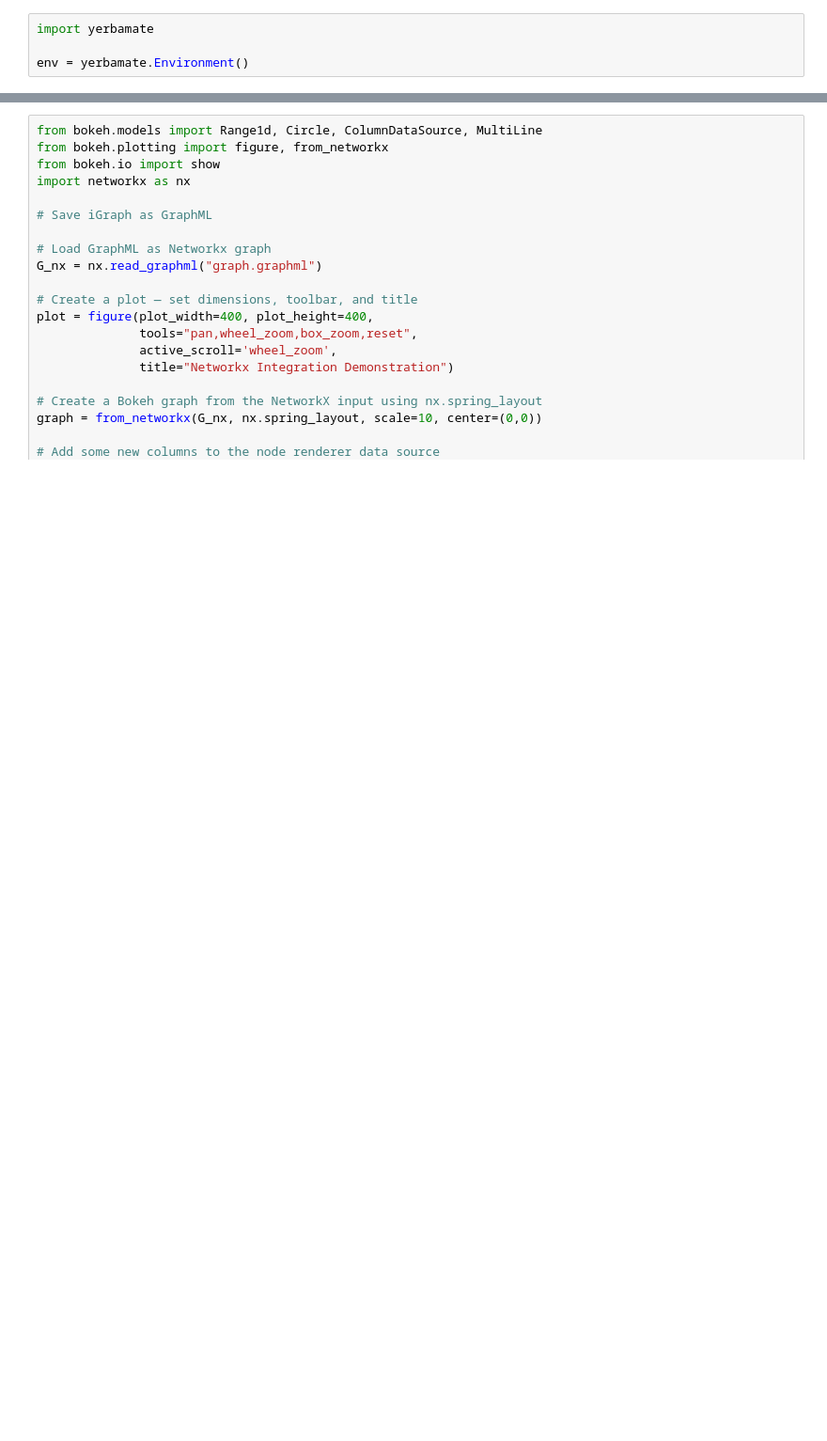
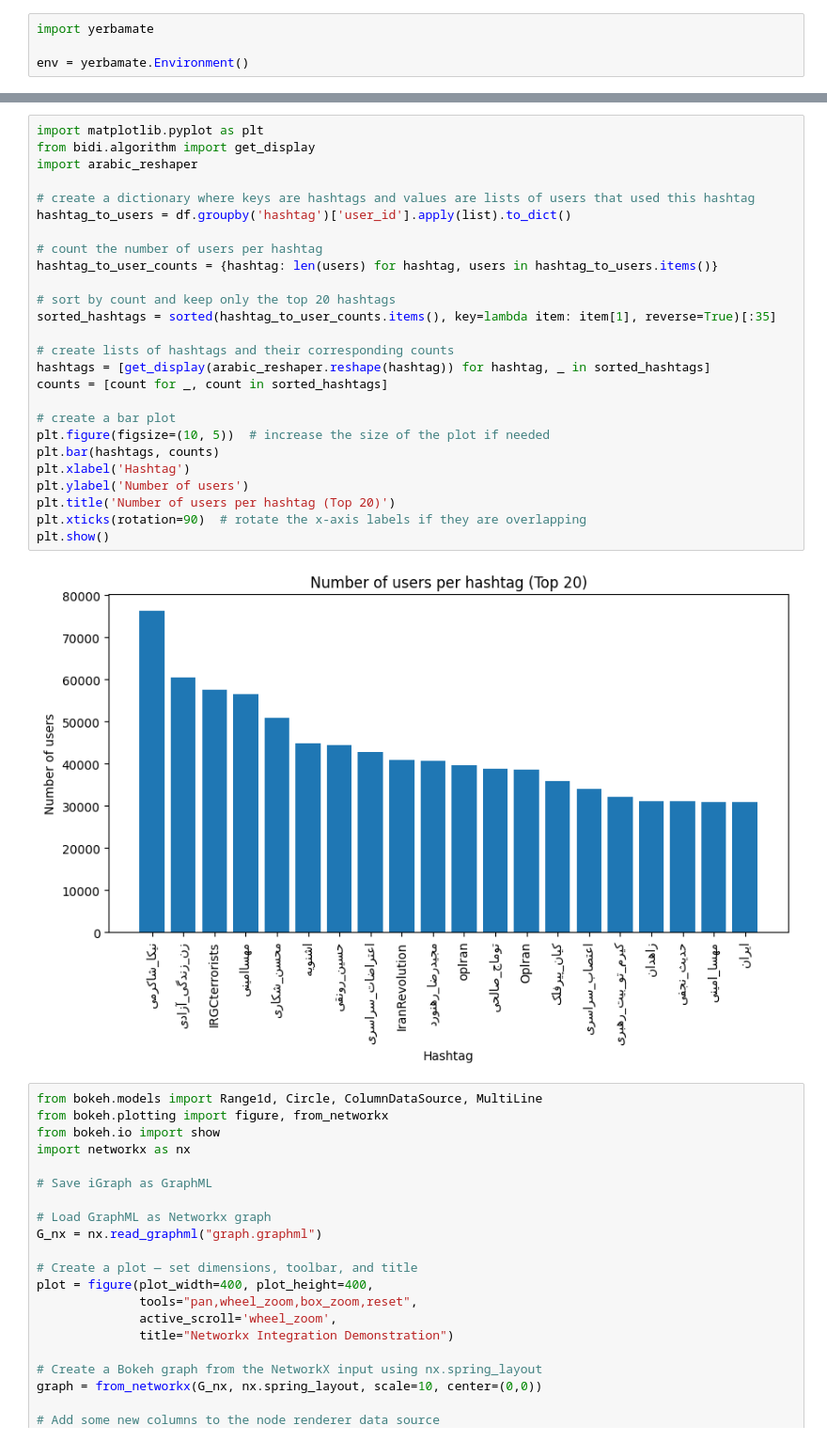
Before and after one commit to oalee/twitterds, a Jupyter notebook: twitter/analysis/hashtag/test.ipynb, the cells around one changed output, grey strips where cells are left out. Shown at 94% size. Saved outputs shown, nothing was run; the diff lists cells and outputs as text; blank space fills up the shorter version.

```diff
--- a/twitter/analysis/hashtag/test.ipynb
+++ b/twitter/analysis/hashtag/test.ipynb
@@ -23,3 +40,31 @@ sys.path
+# %%
+import matplotlib.pyplot as plt
+from bidi.algorithm import get_display
+import arabic_reshaper
+
+# create a dictionary where keys are hashtags and values are lists of users that used this hashtag
+hashtag_to_users = df.groupby('hashtag')['user_id'].apply(list).to_dict()
+
+# count the number of users per hashtag
+hashtag_to_user_counts = {hashtag: len(users) for hashtag, users in hashtag_to_users.items()}
+
+# sort by count and keep only the top 20 hashtags
+sorted_hashtags = sorted(hashtag_to_user_counts.items(), key=lambda item: item[1], reverse=True)[:35]
+
+# create lists of hashtags and their corresponding counts
+hashtags = [get_display(arabic_reshaper.reshape(hashtag)) for hashtag, _ in sorted_hashtags]
+counts = [count for _, count in sorted_hashtags]
+
+# create a bar plot
+plt.figure(figsize=(10, 5))  # increase the size of the plot if needed
+plt.bar(hashtags, counts)
+plt.xlabel('Hashtag')
+plt.ylabel('Number of users')
+plt.title('Number of users per hashtag (Top 20)')
+plt.xticks(rotation=90)  # rotate the x-axis labels if they are overlapping
+plt.show()
+# %% [output]
+[figure, added]
 # %%
 from bokeh.models import Range1d, Circle, ColumnDataSource, MultiLine
 from bokeh.plotting import figure, from_networkx
```
Also changed, not shown: parts of 2 cells of this notebook, 9 other files.
